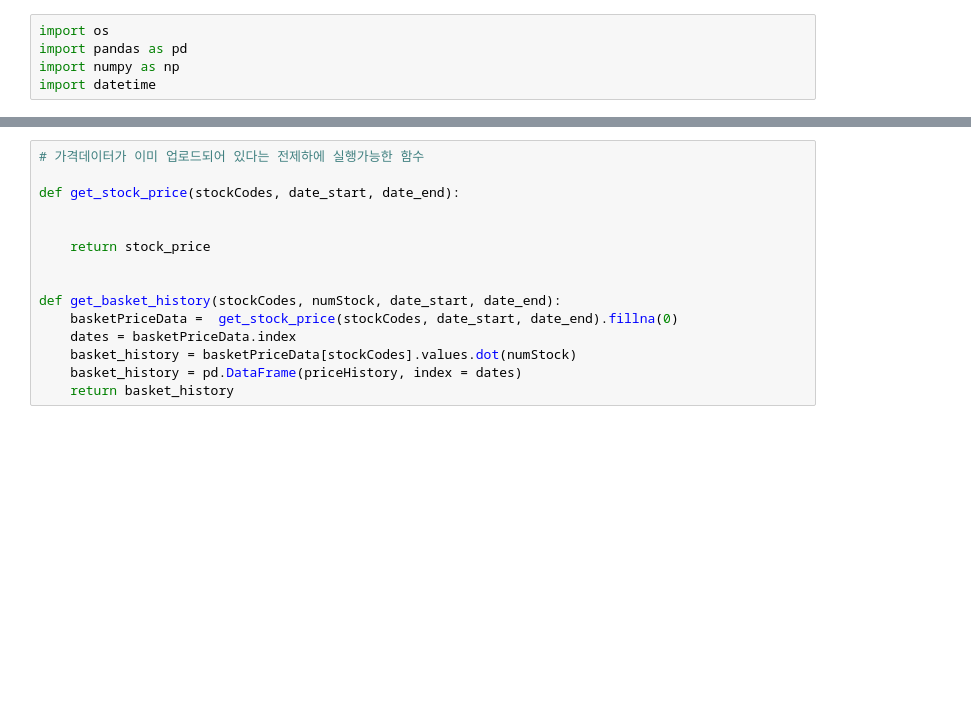
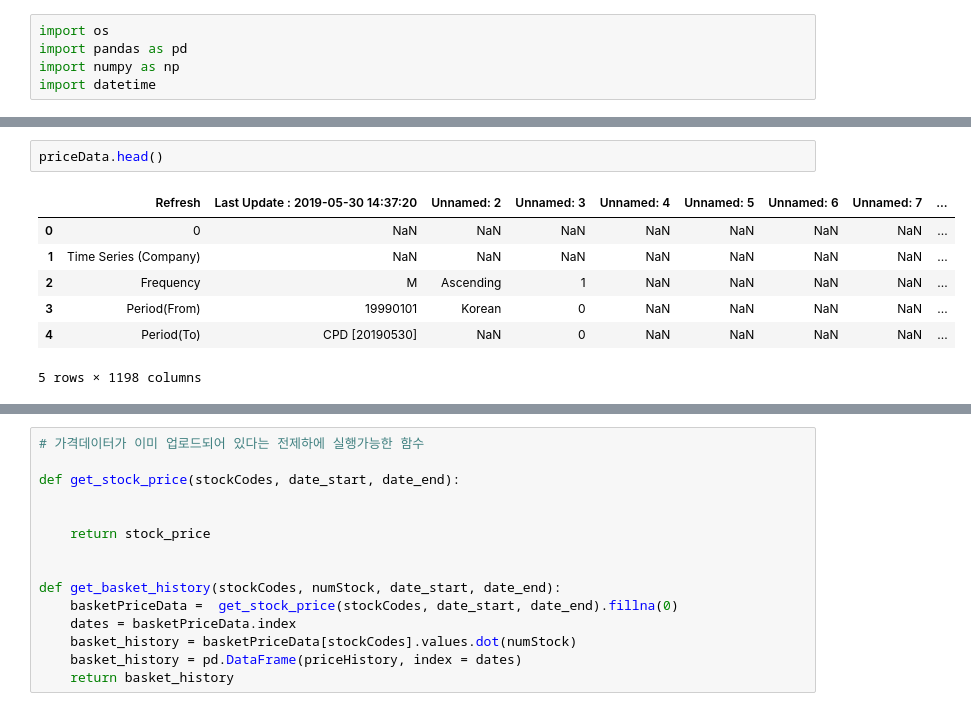
Before and after one commit to capricorn89/Lecture, a Jupyter notebook: Lecture 6. Backtest.ipynb, the cells around one changed output, grey strips where cells are left out. Cells and saved outputs as stored; diff of their text form; blank space fills up the shorter version.

```diff
--- a/Lecture 6. Backtest.ipynb
+++ b/Lecture 6. Backtest.ipynb
@@ -8,0 +18,10 @@ priceData =   # 전체 가격 데이터 불러오기
+# %%
+priceData.head()
+# %% [output]
+|  | Refresh | Last Update : 2019-05-30 14:37:20 | Unnamed: 2 | Unnamed: 3 | Unnamed: 4 | Unnamed: 5 | Unnamed: 6 | Unnamed: 7 | ... |
+| 0 | 0 | NaN | NaN | NaN | NaN | NaN | NaN | NaN | ... |
+| 1 | Time Series (Company) | NaN | NaN | NaN | NaN | NaN | NaN | NaN | ... |
+| 2 | Frequency | M | Ascending | 1 | NaN | NaN | NaN | NaN | ... |
+| 3 | Period(From) | 19990101 | Korean | 0 | NaN | NaN | NaN | NaN | ... |
+| 4 | Period(To) | CPD [20190530] | NaN | 0 | NaN | NaN | NaN | NaN | ... |
+5 rows × 1198 columns
```
Also changed, not shown: parts of 7 cells of this notebook, 3 other files.
